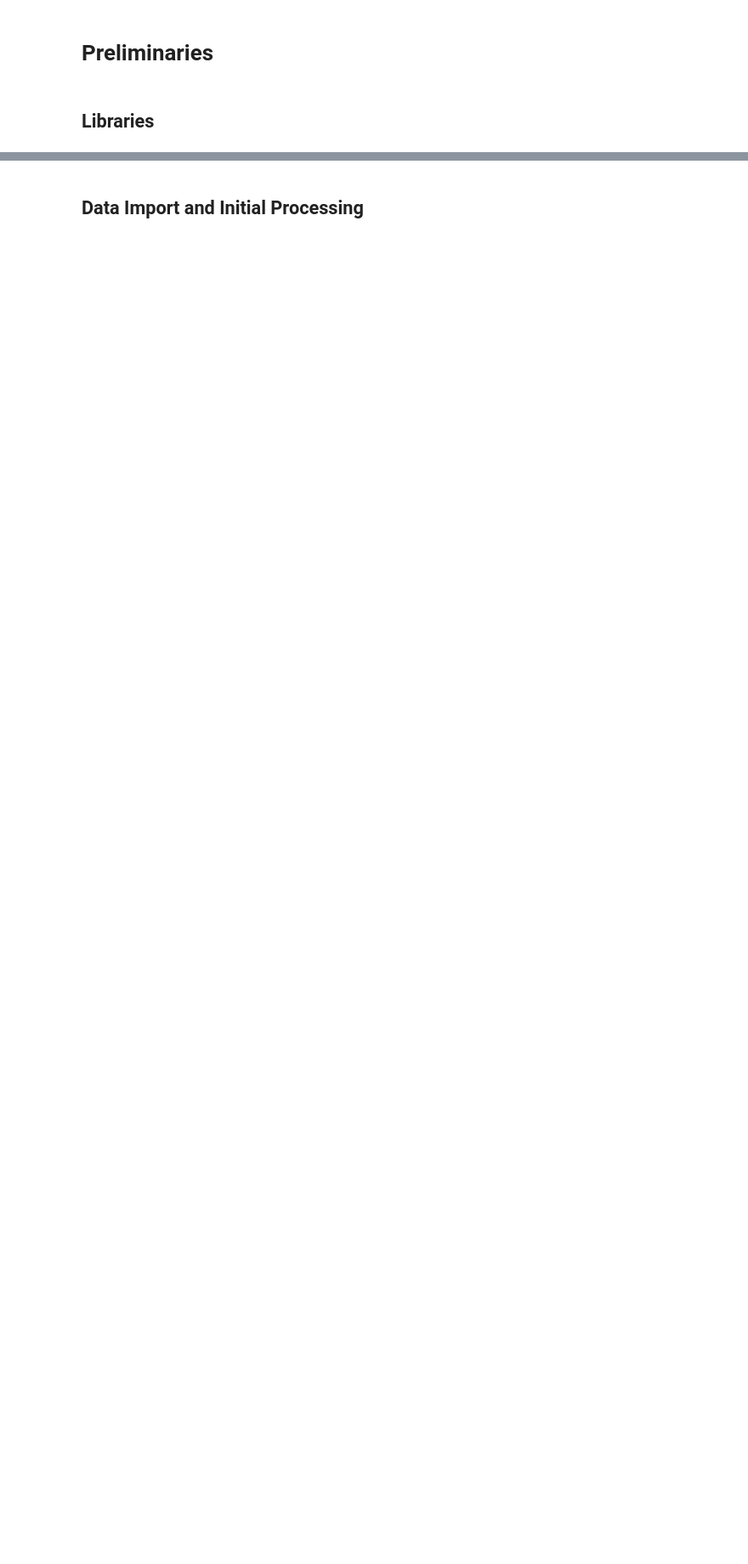
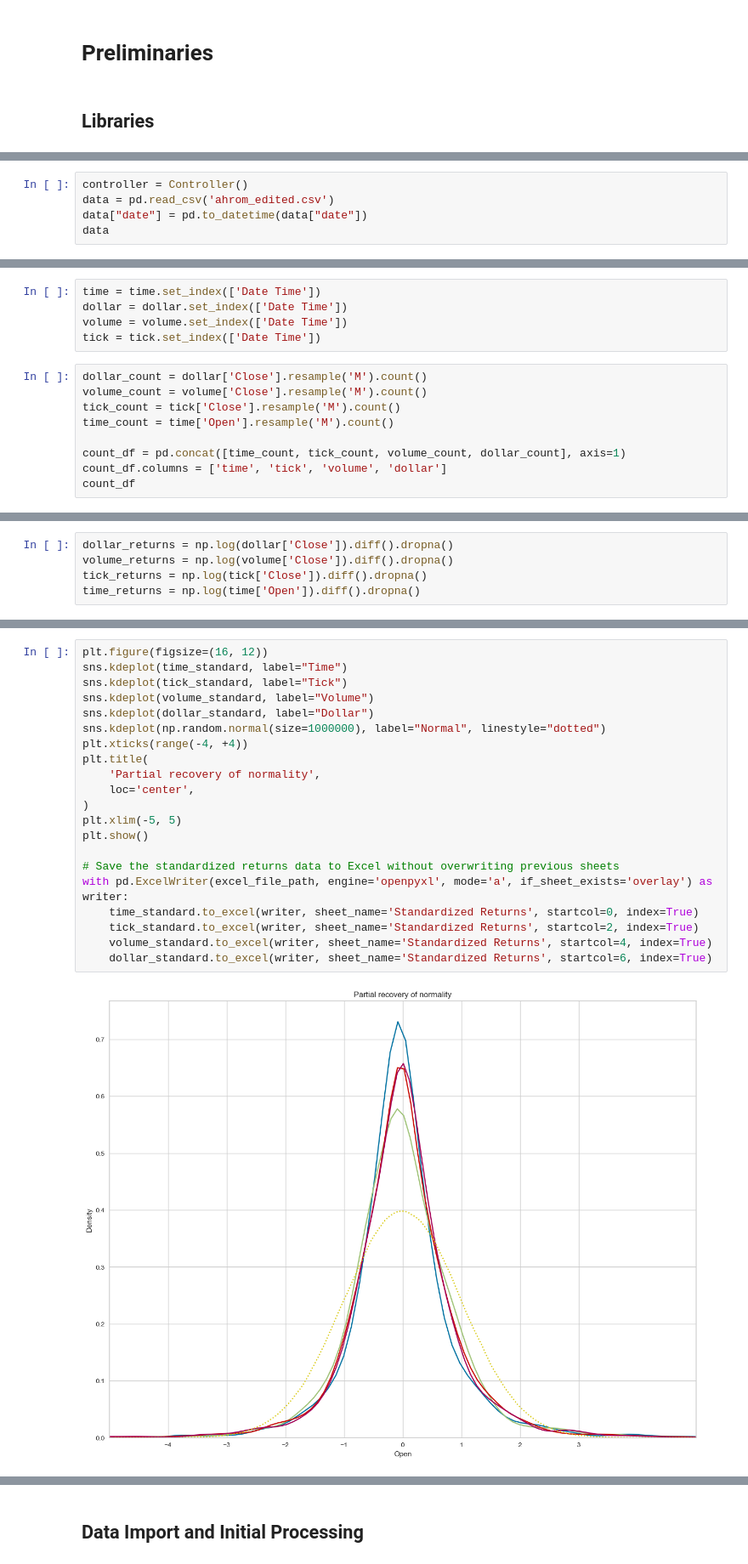
Before and after one commit to RiskLabAI/Notebooks.py, a Jupyter notebook: data/structures/Financial Data Structures.ipynb, the cells around one changed output, grey strips where cells are left out. Shown at 85% size. Cells and saved outputs as stored; diff of their text form; blank space fills up the shorter version.

```diff
--- a/data/structures/Financial Data Structures.ipynb
+++ b/data/structures/Financial Data Structures.ipynb
@@ -59,0 +65,5 @@ wb = load_workbook(excel_file_path) if os.path.exists(excel_file_path) else None
+# %%
+controller = Controller()
+data = pd.read_csv('ahrom_edited.csv')
+data["date"] = pd.to_datetime(data["date"])
+data
@@ -59,0 +175,14 @@ wb = load_workbook(excel_file_path) if os.path.exists(excel_file_path) else None
+# %%
+time = time.set_index(['Date Time'])
+dollar = dollar.set_index(['Date Time'])
+volume = volume.set_index(['Date Time'])
+tick = tick.set_index(['Date Time'])
+# %%
+dollar_count = dollar['Close'].resample('M').count()
+volume_count = volume['Close'].resample('M').count()
+tick_count = tick['Close'].resample('M').count()
+time_count = time['Open'].resample('M').count()
+
+count_df = pd.concat([time_count, tick_count, volume_count, dollar_count], axis=1)
+count_df.columns = ['time', 'tick', 'volume', 'dollar']
+count_df
@@ -59,0 +228,5 @@ wb = load_workbook(excel_file_path) if os.path.exists(excel_file_path) else None
+# %%
+dollar_returns = np.log(dollar['Close']).diff().dropna()
+volume_returns = np.log(volume['Close']).diff().dropna()
+tick_returns = np.log(tick['Close']).diff().dropna()
+time_returns = np.log(time['Open']).diff().dropna()
@@ -59,0 +266,23 @@ wb = load_workbook(excel_file_path) if os.path.exists(excel_file_path) else None
+# %%
+plt.figure(figsize=(16, 12))
+sns.kdeplot(time_standard, label="Time")
+sns.kdeplot(tick_standard, label="Tick")
+sns.kdeplot(volume_standard, label="Volume")
+sns.kdeplot(dollar_standard, label="Dollar")
+sns.kdeplot(np.random.normal(size=1000000), label="Normal", linestyle="dotted")
+plt.xticks(range(-4, +4))
+plt.title(
+    'Partial recovery of normality',
+    loc='center',
+)
+plt.xlim(-5, 5)
+plt.show()
+
+# Save the standardized returns data to Excel without overwriting previous sheets
+with pd.ExcelWriter(excel_file_path, engine='openpyxl', mode='a', if_sheet_exists='overlay') as writer:
+    time_standard.to_excel(writer, sheet_name='Standardized Returns', startcol=0, index=True)
+    tick_standard.to_excel(writer, sheet_name='Standardized Returns', startcol=2, index=True)
+    volume_standard.to_excel(writer, sheet_name='Standardized Returns', startcol=4, index=True)
+    dollar_standard.to_excel(writer, sheet_name='Standardized Returns', startcol=6, index=True)
+# %% [output]
+[figure, added]
```
Also changed, not shown: parts of 86 cells of this notebook, 7 other files.
